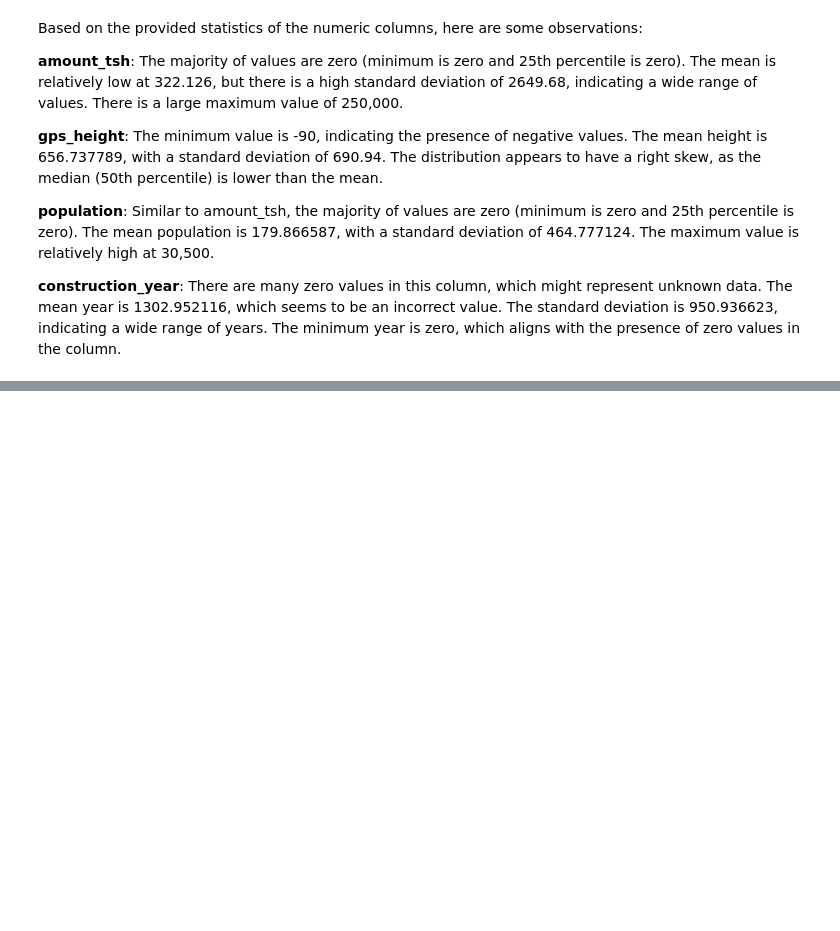
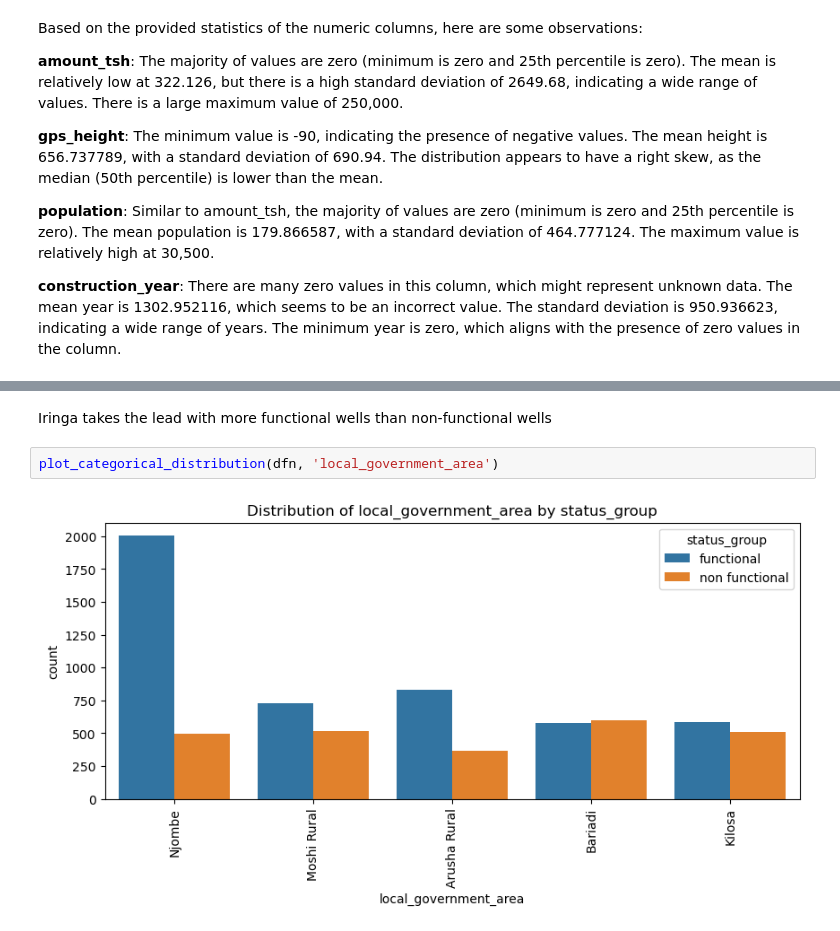
Before and after one commit to CynthiaJerono/Phase_3_Project, a Jupyter notebook: Index.ipynb, the cells around one changed output, grey strips where cells are left out. Saved outputs shown, nothing was run; the diff lists cells and outputs as text; blank space fills up the shorter version.

```diff
--- a/Index.ipynb
+++ b/Index.ipynb
@@ -692,0 +713,6 @@ Based on the provided statistics of the numeric columns, here are some observati
+# %% [markdown]
+Iringa takes the lead with more functional wells than non-functional wells
+# %%
+plot_categorical_distribution(dfn, 'local_government_area')
+# %% [output]
+[figure, added]
```
Also changed, not shown: parts of 19 cells of this notebook.
